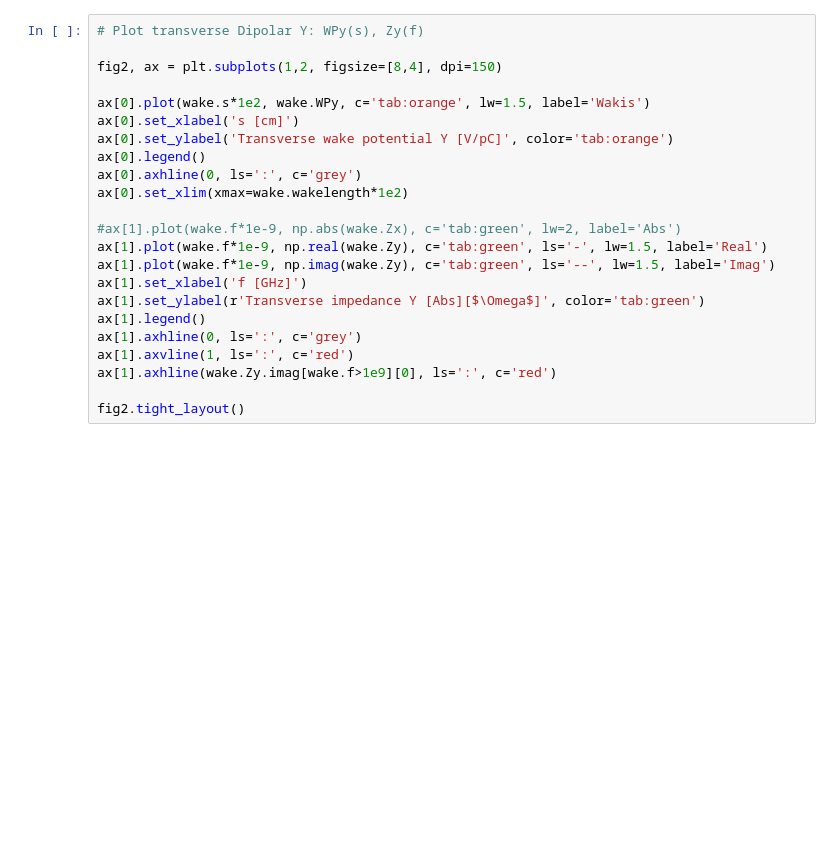
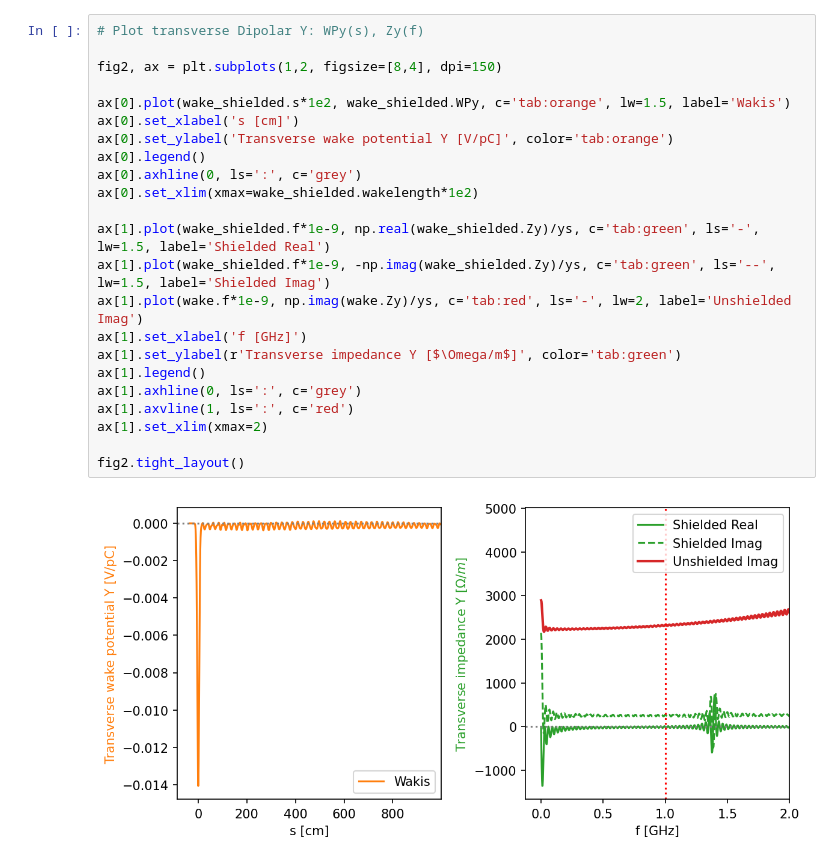
Before and after one commit to JUAS-tutorials/collective-effects-xsuite-tutorials, a Jupyter notebook: Impedance-demo.ipynb, the cells around one changed output. Saved outputs shown, nothing was run; the diff lists cells and outputs as text; blank space fills up the shorter version.

```diff
--- a/Impedance-demo.ipynb
+++ b/Impedance-demo.ipynb
@@ -334,23 +417,25 @@ fig1.tight_layout()
 # %%
 # Plot transverse Dipolar Y: WPy(s), Zy(f)
 
 fig2, ax = plt.subplots(1,2, figsize=[8,4], dpi=150)
 
-ax[0].plot(wake.s*1e2, wake.WPy, c='tab:orange', lw=1.5, label='Wakis')
+ax[0].plot(wake_shielded.s*1e2, wake_shielded.WPy, c='tab:orange', lw=1.5, label='Wakis')
 ax[0].set_xlabel('s [cm]')
 ax[0].set_ylabel('Transverse wake potential Y [V/pC]', color='tab:orange')
 ax[0].legend()
 ax[0].axhline(0, ls=':', c='grey')
-ax[0].set_xlim(xmax=wake.wakelength*1e2)
+ax[0].set_xlim(xmax=wake_shielded.wakelength*1e2)
 
-#ax[1].plot(wake.f*1e-9, np.abs(wake.Zx), c='tab:green', lw=2, label='Abs')
-ax[1].plot(wake.f*1e-9, np.real(wake.Zy), c='tab:green', ls='-', lw=1.5, label='Real')
-ax[1].plot(wake.f*1e-9, np.imag(wake.Zy), c='tab:green', ls='--', lw=1.5, label='Imag')
+ax[1].plot(wake_shielded.f*1e-9, np.real(wake_shielded.Zy)/ys, c='tab:green', ls='-', lw=1.5, label='Shielded Real')
+ax[1].plot(wake_shielded.f*1e-9, -np.imag(wake_shielded.Zy)/ys, c='tab:green', ls='--', lw=1.5, label='Shielded Imag')
+ax[1].plot(wake.f*1e-9, np.imag(wake.Zy)/ys, c='tab:red', ls='-', lw=2, label='Unshielded Imag')
 ax[1].set_xlabel('f [GHz]')
-ax[1].set_ylabel(r'Transverse impedance Y [Abs][$\Omega$]', color='tab:green')
+ax[1].set_ylabel(r'Transverse impedance Y [$\Omega/m$]', color='tab:green')
 ax[1].legend()
 ax[1].axhline(0, ls=':', c='grey')
 ax[1].axvline(1, ls=':', c='red')
-ax[1].axhline(wake.Zy.imag[wake.f>1e9][0], ls=':', c='red')
+ax[1].set_xlim(xmax=2)
 
 fig2.tight_layout()
+# %% [output]
+[figure, added]
```
Also changed, not shown: parts of 28 cells of this notebook, 8 other files.
